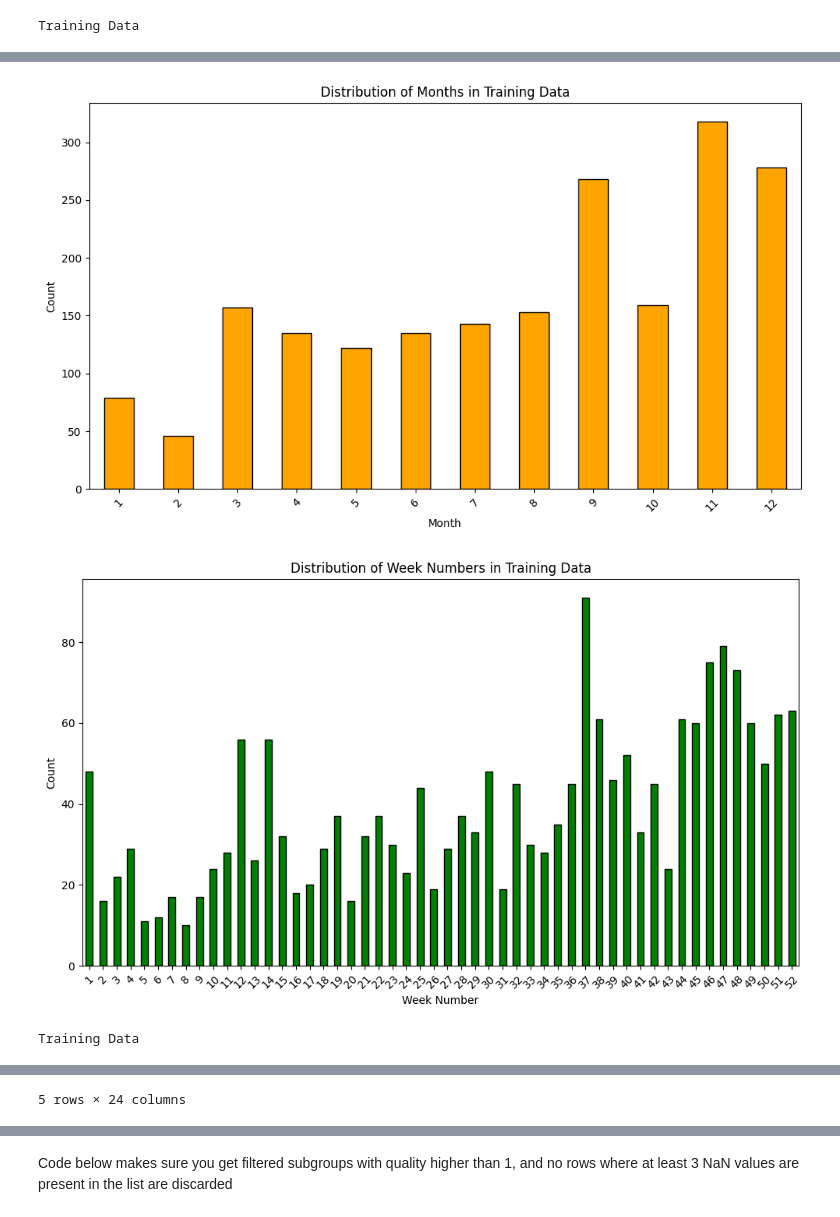
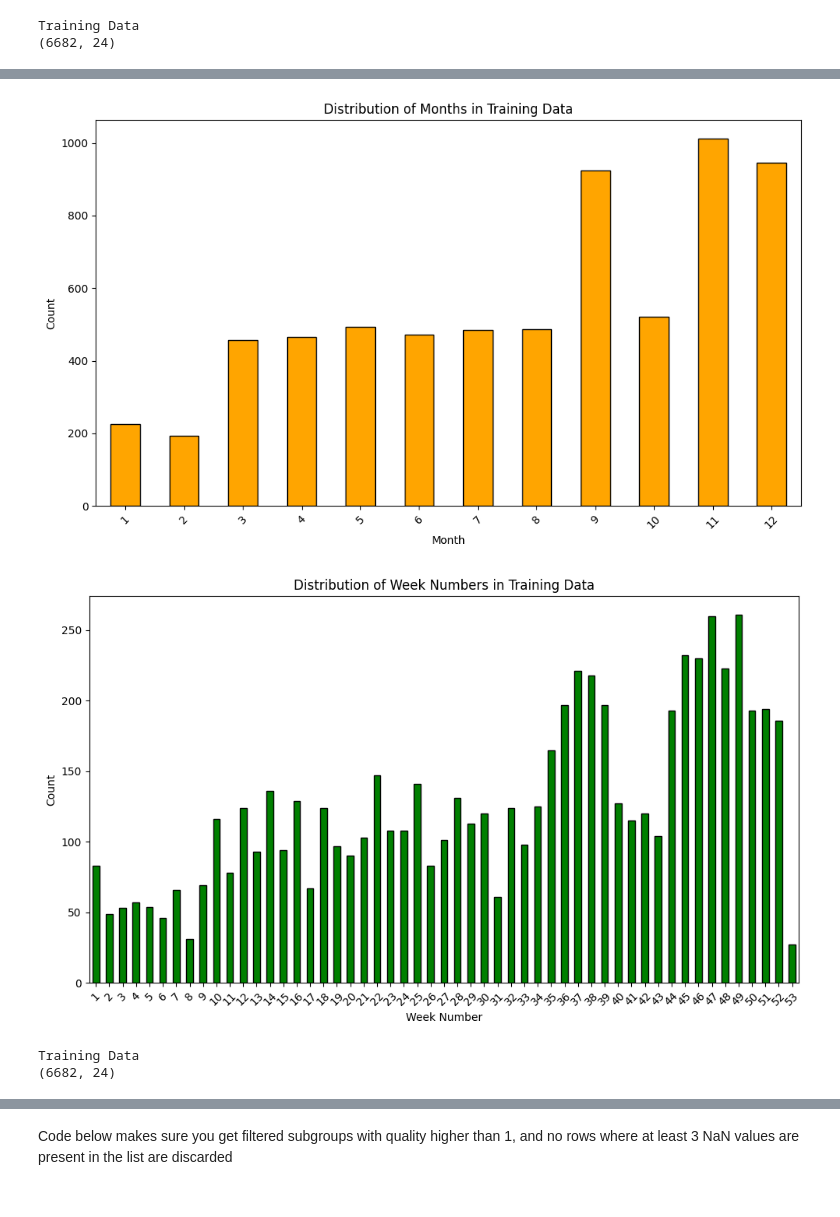
Before and after one commit to mauritzvanlingen/RTiDM-groep-2, a Jupyter notebook: subgroup_discovery.ipynb, the cells around one changed output, grey strips where cells are left out. Saved outputs shown, nothing was run; the diff lists cells and outputs as text; code cells hidden in the pictures.

```diff
--- a/subgroup_discovery.ipynb
+++ b/subgroup_discovery.ipynb
@@ -1,6 +1,7 @@
 # %%
 import pandas as pd
 import matplotlib.pyplot as plt
+from datetime import datetime
 
 # Path to the CSV file
 file_path = r"C:\Users\Beheerder\Documents\DSAI master\Q5 Courses\Research Topics in Data mining\Sample - Superstore.csv"
@@ -15,7 +16,7 @@ df['Order Date'] = pd.to_datetime(df['Order Date'])
 def categorize_discount(discount):
     if discount == 0:
         return "No discount"
-    elif 0 < discount <= 0.2:  # Assuming 2% corresponds to 0.02 in the dataset
+    elif 0 < discount <= 0.2:  # Assuming 20% corresponds to 0.2 in the dataset
         return "Low discount"
     else:
         return "High discount"
@@ -27,16 +28,33 @@ df['Discount Category'] = df['Discount'].apply(categorize_discount)
 df['Month'] = df['Order Date'].dt.month  # Extract month as an integer (1 for January, 12 for December)
 df['Week Number'] = df['Order Date'].dt.isocalendar().week  # Extract ISO week number
 
-# Training dataset: all data with the same year, up to 31 December 2016 (the year doesn't matter, we select one)
-train_year = df['Order Date'].dt.year.min()  # Select the first year available in the dataset
-train_data = df[df['Order Date'].dt.year == train_year]
+# Adjust the 'Order Date' for all dates before 31 December 2016 to make them all in the year 2014
+cutoff_date = pd.Timestamp('2016-12-31')
+
+def adjust_to_2014(date):
+    # Handle leap year dates like Feb 29 by checking if the adjusted year supports that day
+    try:
+        if date <= cutoff_date:
+            return date.replace(year=2014)
+        else:
+            return date
+    except ValueError:
+        # If there is an invalid date, default to February 28
+        return datetime(2014, 2, 28)
+
+df['Order Date'] = df['Order Date'].apply(adjust_to_2014)
+
+# Now you can use 'Order Date Adjusted' for both the training and test datasets
+
+# Training dataset: all data with an adjusted order date before or on 31 December 2016
+train_data = df[df['Order Date'] <= cutoff_date]
 
 # Test dataset: all data with the order date after 31 December 2016
-test_data = df[df['Order Date'] > '2016-12-31']
+test_data = df[df['Order Date'] > cutoff_date]
 
 # Display the first few rows of the training dataset and the discount categories
 print("Training Data")
-train_data.head()
+print(train_data.shape)
 
 # Plot the distribution of discount categories in the training data
 def plot_discount_category_distribution(df):
@@ -82,8 +100,8 @@ def plot_week_distribution(df):
 plot_month_distribution(train_data)
 plot_week_distribution(train_data)
 
-
 print("Training Data")
-train_data.head()
+print(train_data.shape)
 # %% [output]
 Training Data
+(6682, 24)
@@ -91,3 +109,4 @@ Training Data
-[figure, old version]
+[figure, new version]
-[figure, old version]
+[figure, new version]
 Training Data
+(6682, 24)
@@ -100,4 +113,3 @@ Training Data
-5 rows × 24 columns
 # %%
 import pandas as pd
 import matplotlib.pyplot as plt
```
Also changed, not shown: parts of 9 cells of this notebook.
